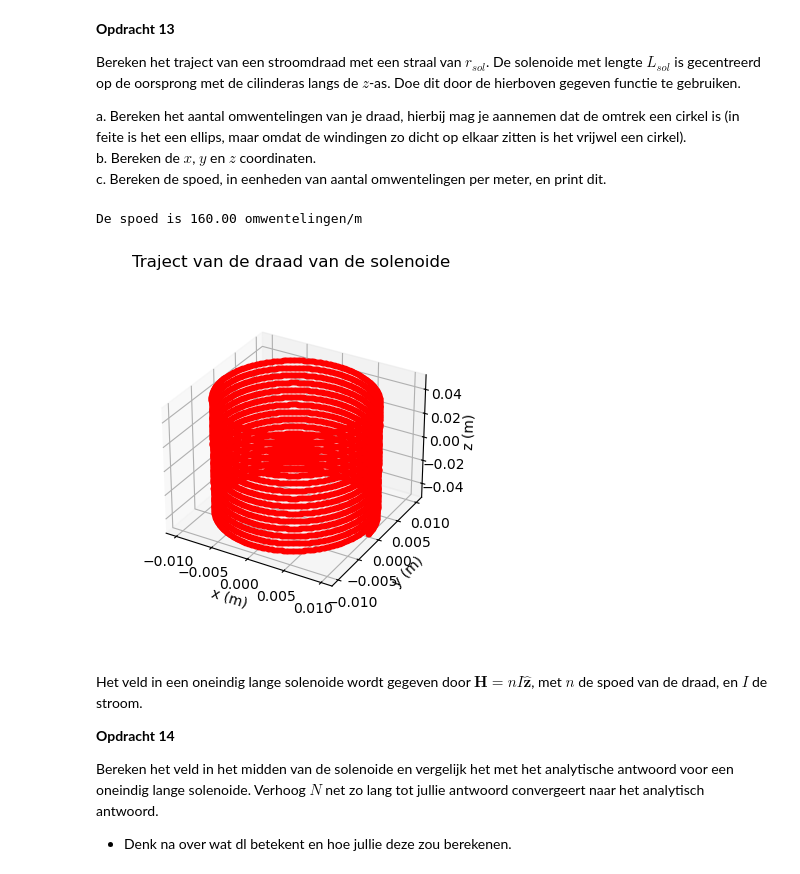
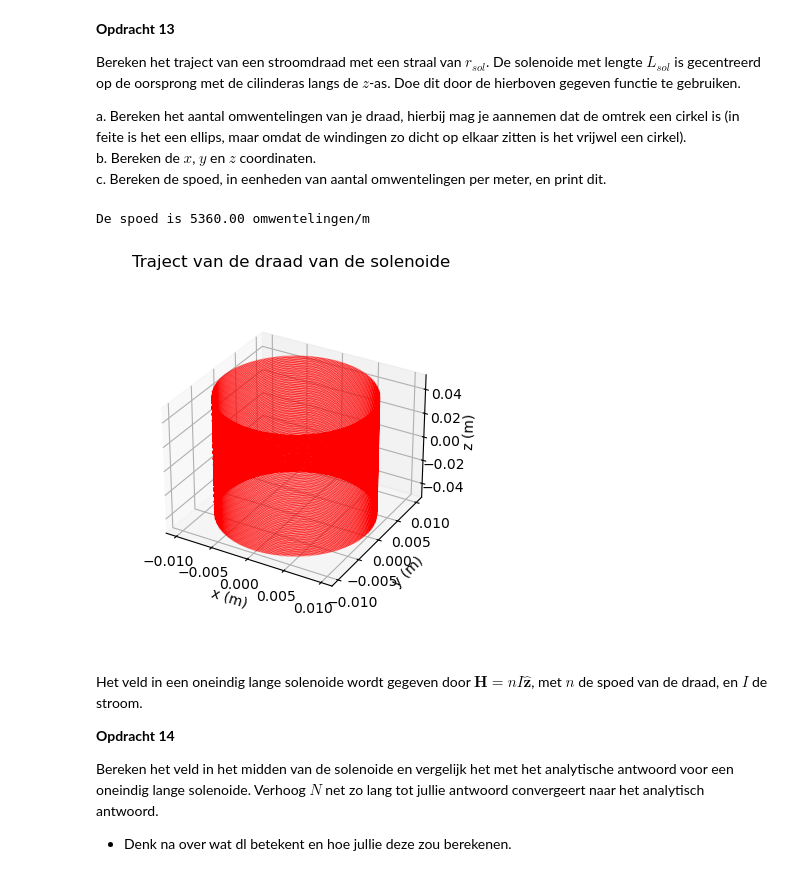
Before and after one commit to ElisabethMijnders/opdrachten-DEF-D-EM, a Jupyter notebook: DigitaleOntwerpopdrachten/2KrachtactuatorOpdracht/2KrachtactuatorOpdracht/KrachtactuatorOpdracht.ipynb, the cells around one changed output. Saved outputs shown, nothing was run; the diff lists cells and outputs as text; code cells hidden in the pictures.

```diff
--- a/DigitaleOntwerpopdrachten/2KrachtactuatorOpdracht/2KrachtactuatorOpdracht/KrachtactuatorOpdracht.ipynb
+++ b/DigitaleOntwerpopdrachten/2KrachtactuatorOpdracht/2KrachtactuatorOpdracht/KrachtactuatorOpdracht.ipynb
@@ -494,27 +494,27 @@ b. Bereken de $x$, $y$ en $z$ coordinaten.\
 c. Bereken de spoed, in eenheden van aantal omwentelingen per meter, en print dit.
 # %%
 #dit zijn de waardes van toepassing 3
-l_draad = 1 # Lengte draad
+l_draad = 33.66 # Lengte draad
 r_sol = 0.010 # Straal solenoide
 L_sol = 0.10 # Lengte solenoide
 aantal_omwentelingen = l_draad/(2*np.pi*r_sol)# Aantal wikkeling
 aantal_omwentelingen = round(aantal_omwentelingen)
 N=10000 #aantal punten
 x,y,z=parametrisatie(N,r_sol,aantal_omwentelingen,L_sol)
 
 # Enkele plots
 ax=plt.figure().add_subplot(projection='3d')
 plt.title('Traject van de draad van de solenoide')
-plt.plot(x, y, z, '.r', linewidth=0.1)
+plt.plot(x, y, z, '-r', linewidth=0.1)
 ax.set_box_aspect(aspect=None, zoom=0.8)
 ax.set_xlabel('x (m)'), ax.set_ylabel('y (m)'), ax.set_zlabel('z (m)')
 
 #spoed berekenen aantal omwentelingen per meter
-spoed=aantal_omwentelingen/L_sol
-print(f"De spoed is {spoed:.2f} omwentelingen/m")
+spoed_1=aantal_omwentelingen/L_sol
+print(f"De spoed is {spoed_1:.2f} omwentelingen/m")
 # %% [output]
-De spoed is 160.00 omwentelingen/m
+De spoed is 5360.00 omwentelingen/m
-[figure, old version]
+[figure, new version]
 # %% [markdown]
 Het veld in een oneindig lange solenoide wordt gegeven door $\mathbf{H} = n I \hat{\mathbf{z}}$, met $n$ de spoed van de draad, en $I$ de stroom.
 
```
Also changed, not shown: parts of 8 cells of this notebook.
